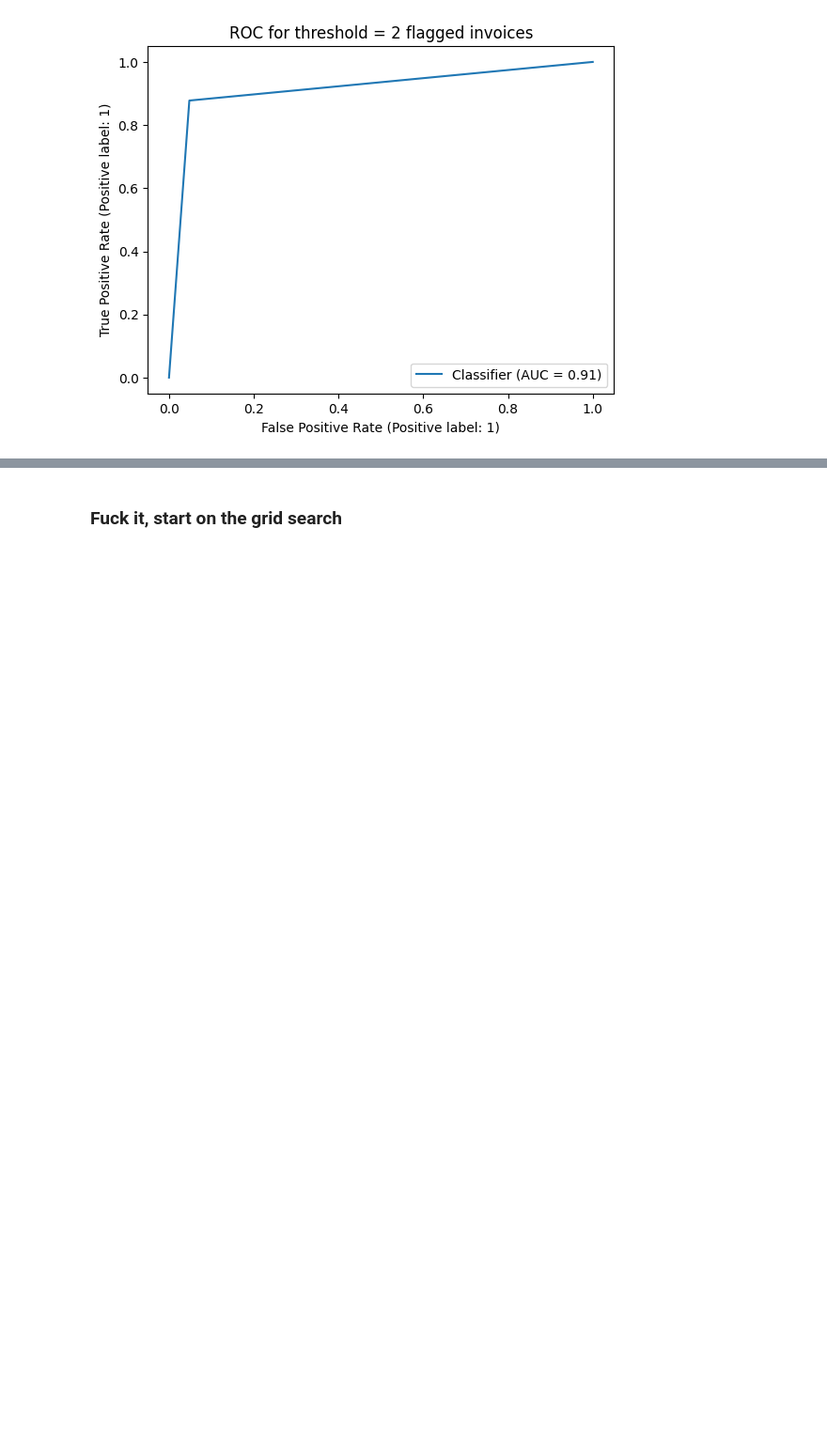
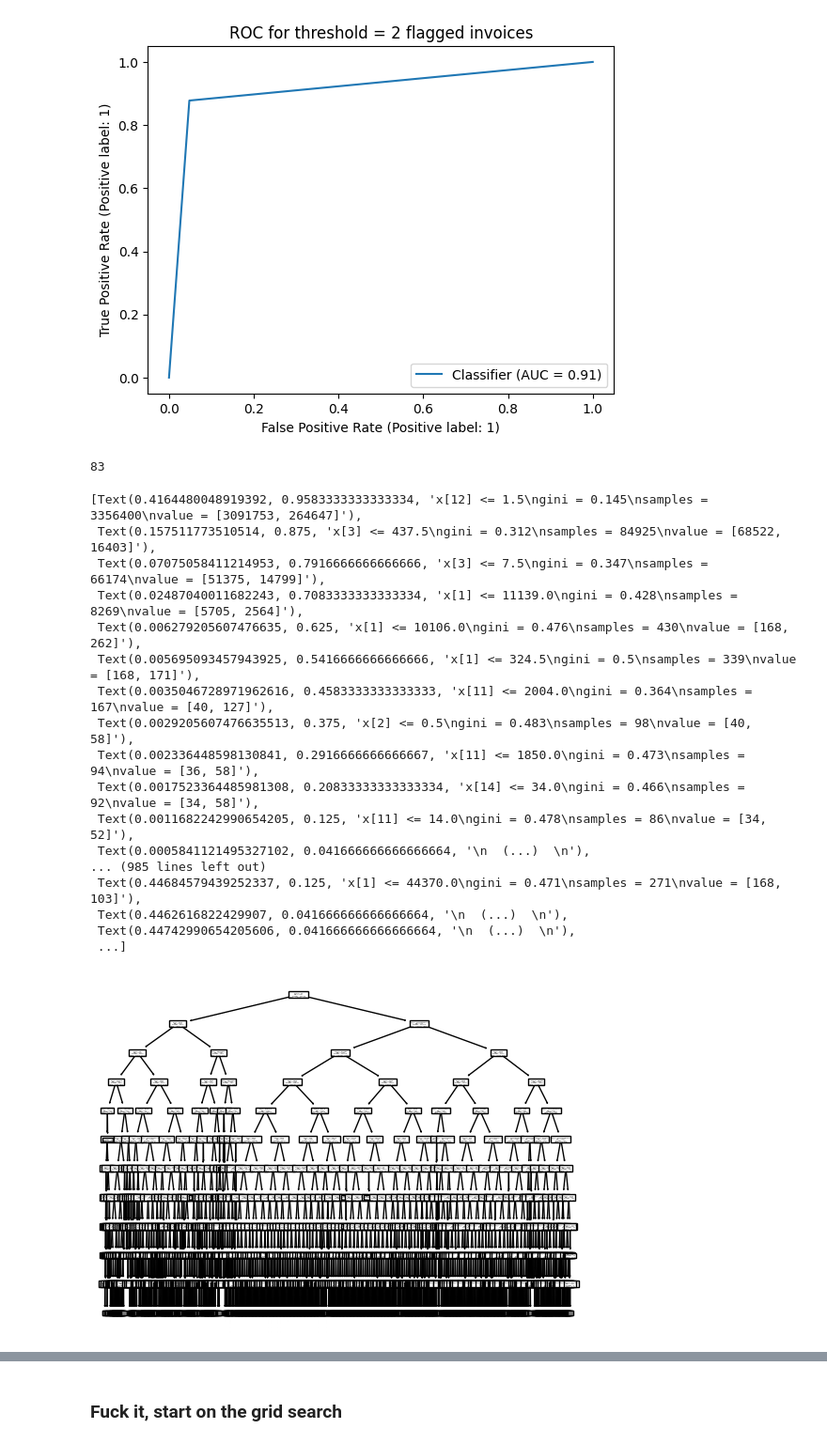
Before and after one commit to TomPreto/Fraud-Detection-ML, a Jupyter notebook: Decision_Tree_Random_Forest.ipynb, the cells around one changed output, grey strips where cells are left out. Shown at 94% size. Saved outputs shown, nothing was run; the diff lists cells and outputs as text; code cells hidden in the pictures; blank space fills up the shorter version.

```diff
--- a/Decision_Tree_Random_Forest.ipynb
+++ b/Decision_Tree_Random_Forest.ipynb
@@ -286,3 +285,7 @@ plt.title("ROC for threshold = 2 flagged invoices")
 # %% [output]
 Text(0.5, 1.0, 'ROC for threshold = 2 flagged invoices')
 [figure]
+# %%
+tree.tree_.max_depth
+# %% [output]
+83
@@ -288,0 +294,21 @@ Text(0.5, 1.0, 'ROC for threshold = 2 flagged invoices')
+# %%
+plot_tree(tree, max_depth=10)
+# %% [output]
+[Text(0.4164480048919392, 0.9583333333333334, 'x[12] <= 1.5\ngini = 0.145\nsamples = 3356400\nvalue = [3091753, 264647]'),
+ Text(0.157511773510514, 0.875, 'x[3] <= 437.5\ngini = 0.312\nsamples = 84925\nvalue = [68522, 16403]'),
+ Text(0.07075058411214953, 0.7916666666666666, 'x[3] <= 7.5\ngini = 0.347\nsamples = 66174\nvalue = [51375, 14799]'),
+ Text(0.02487040011682243, 0.7083333333333334, 'x[1] <= 11139.0\ngini = 0.428\nsamples = 8269\nvalue = [5705, 2564]'),
+ Text(0.006279205607476635, 0.625, 'x[1] <= 10106.0\ngini = 0.476\nsamples = 430\nvalue = [168, 262]'),
+ Text(0.005695093457943925, 0.5416666666666666, 'x[1] <= 324.5\ngini = 0.5\nsamples = 339\nvalue = [168, 171]'),
+ Text(0.0035046728971962616, 0.4583333333333333, 'x[11] <= 2004.0\ngini = 0.364\nsamples = 167\nvalue = [40, 127]'),
+ Text(0.0029205607476635513, 0.375, 'x[2] <= 0.5\ngini = 0.483\nsamples = 98\nvalue = [40, 58]'),
+ Text(0.002336448598130841, 0.2916666666666667, 'x[11] <= 1850.0\ngini = 0.473\nsamples = 94\nvalue = [36, 58]'),
+ Text(0.0017523364485981308, 0.20833333333333334, 'x[14] <= 34.0\ngini = 0.466\nsamples = 92\nvalue = [34, 58]'),
+ Text(0.0011682242990654205, 0.125, 'x[11] <= 14.0\ngini = 0.478\nsamples = 86\nvalue = [34, 52]'),
+ Text(0.0005841121495327102, 0.041666666666666664, '\n  (...)  \n'),
+... (985 lines left out)
+ Text(0.44684579439252337, 0.125, 'x[1] <= 44370.0\ngini = 0.471\nsamples = 271\nvalue = [168, 103]'),
+ Text(0.4462616822429907, 0.041666666666666664, '\n  (...)  \n'),
+ Text(0.44742990654205606, 0.041666666666666664, '\n  (...)  \n'),
+ ...]
+[figure, added]
```
Also changed, not shown: parts of 36 cells of this notebook.
